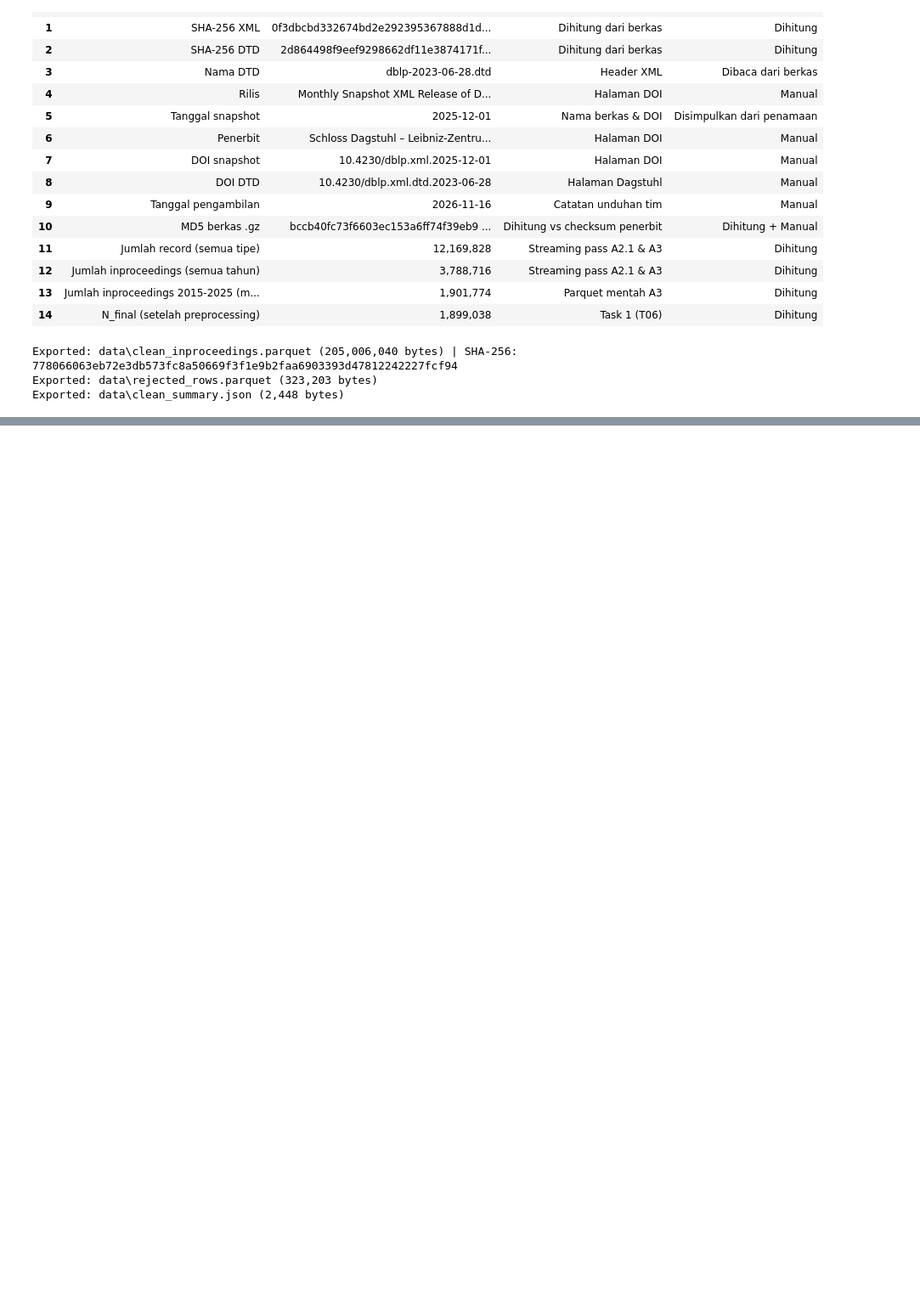
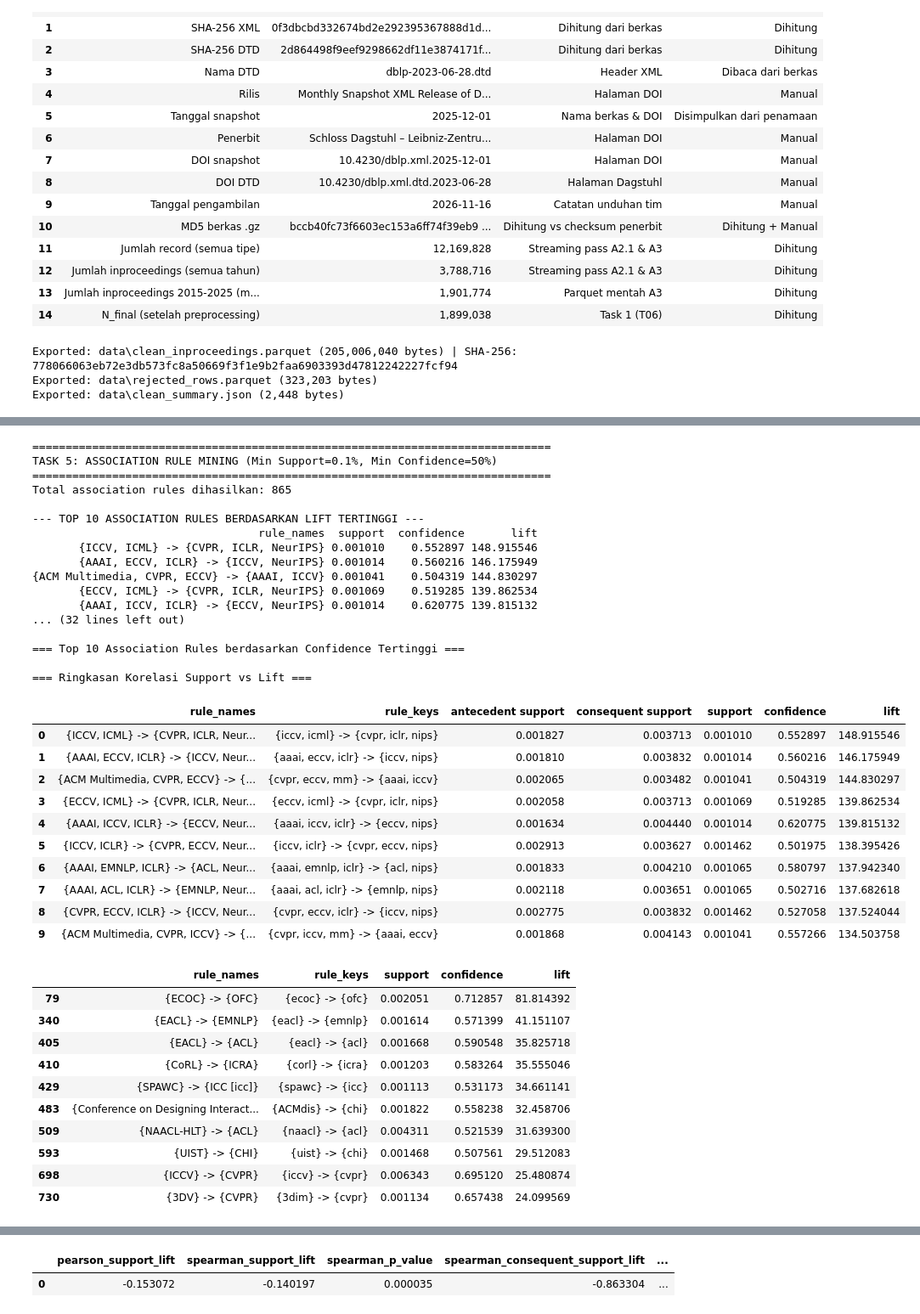
Before and after one commit to jandhiesto/DataMining_Kelompok11, a Jupyter notebook: Notebook-dblp_2025_12_01.ipynb, the cells around one changed output, grey strips where cells are left out. Shown at 85% size. Cells and saved outputs as stored; diff of their text form; code cells hidden in the pictures; blank space fills up the shorter version.

Commit message:
feat(role2): execute Task 3-6 on full clean DBLP dataset (1.899M papers) and embed outputs

```diff
--- a/Notebook-dblp_2025_12_01.ipynb
+++ b/Notebook-dblp_2025_12_01.ipynb
@@ -1366,20 +1584,69 @@ Membangkitkan *association rules* dari *frequent itemsets* menggunakan ambang **
 # %%
-# T5-1 - Bangkitkan association rules (min_confidence = 50%), Top 10 Lift, Top 10 Support, & korelasi
+# T5-1 - Bangkitkan association rules (min_confidence = 50%), Top 10 Lift, Top 10 1-to-1, Top 10 Support, & korelasi
 t5_res = analyze_association_rules(
     fpm_results,
     target_support=0.001,
     output_dir=OUTPUT_DIR,
     save_artifacts=True,
 )
 
-print(f"Total Association Rules (Min Support=0.1%, Min Conf=50%): {len(t5_res['rules']):,}")
+rules_df = t5_res["rules"]
+print(f"Total Association Rules (Min Support=0.1%, Min Conf=50%): {len(rules_df):,}")
 
 if not t5_res["top10_lift"].empty:
-    print("\n=== Top 10 Association Rules berdasarkan Lift Tertinggi ===")
+    print("\n=== Top 10 Association Rules Keseluruhan berdasarkan Lift Tertinggi ===")
     display(t5_res["top10_lift"][["rule_names", "rule_keys", "antecedent support", "consequent support", "support", "confidence", "lift"]])
+
+    # Tampilkan juga Top 10 aturan 1-ke-1 (|A|=1, |B|=1) agar terlihat hubungan pasangan tunggal antar-domain
+    rules_1to1 = rules_df[~rules_df["rule_keys"].str.contains(",")].head(10)
+    print(f"\n=== Top 10 Association Rules Pasangan Tunggal (1 -> 1) berdasarkan Lift (dari {int((~rules_df['rule_keys'].str.contains(',')).sum())} aturan 1->1) ===")
+    display(rules_1to1[["rule_names", "rule_keys", "support", "confidence", "lift"]])
 
     print("\n=== Top 10 Association Rules berdasarkan Support Tertinggi (Pembanding Support vs Lift) ===")
     display(t5_res["top10_support"][["rule_names", "rule_keys", "support", "confidence", "lift"]])
 
+    print("\n=== Top 10 Association Rules berdasarkan Confidence Tertinggi ===")
+    display(rules_df.sort_values(["confidence", "lift"], ascending=False).head(10)[["rule_names", "support", "confidence", "lift"]])
+
     print("\n=== Ringkasan Korelasi Support vs Lift ===")
     display(pd.DataFrame([t5_res["corr"]]))
+# %% [output]
+==============================================================================
+TASK 5: ASSOCIATION RULE MINING (Min Support=0.1%, Min Confidence=50%)
+==============================================================================
+Total association rules dihasilkan: 865
+
+--- TOP 10 ASSOCIATION RULES BERDASARKAN LIFT TERTINGGI ---
+                                  rule_names  support  confidence       lift
+       {ICCV, ICML} -> {CVPR, ICLR, NeurIPS} 0.001010    0.552897 148.915546
+       {AAAI, ECCV, ICLR} -> {ICCV, NeurIPS} 0.001014    0.560216 146.175949
+{ACM Multimedia, CVPR, ECCV} -> {AAAI, ICCV} 0.001041    0.504319 144.830297
+       {ECCV, ICML} -> {CVPR, ICLR, NeurIPS} 0.001069    0.519285 139.862534
+       {AAAI, ICCV, ICLR} -> {ECCV, NeurIPS} 0.001014    0.620775 139.815132
+... (32 lines left out)
+
+=== Top 10 Association Rules berdasarkan Confidence Tertinggi ===
+
+=== Ringkasan Korelasi Support vs Lift ===
+|  | rule_names | rule_keys | antecedent support | consequent support | support | confidence | lift |
+| 0 | {ICCV, ICML} -> {CVPR, ICLR, Neur... | {iccv, icml} -> {cvpr, iclr, nips} | 0.001827 | 0.003713 | 0.001010 | 0.552897 | 148.915546 |
+| 1 | {AAAI, ECCV, ICLR} -> {ICCV, Neur... | {aaai, eccv, iclr} -> {iccv, nips} | 0.001810 | 0.003832 | 0.001014 | 0.560216 | 146.175949 |
+| 2 | {ACM Multimedia, CVPR, ECCV} -> {... | {cvpr, eccv, mm} -> {aaai, iccv} | 0.002065 | 0.003482 | 0.001041 | 0.504319 | 144.830297 |
+| 3 | {ECCV, ICML} -> {CVPR, ICLR, Neur... | {eccv, icml} -> {cvpr, iclr, nips} | 0.002058 | 0.003713 | 0.001069 | 0.519285 | 139.862534 |
+| 4 | {AAAI, ICCV, ICLR} -> {ECCV, Neur... | {aaai, iccv, iclr} -> {eccv, nips} | 0.001634 | 0.004440 | 0.001014 | 0.620775 | 139.815132 |
+| 5 | {ICCV, ICLR} -> {CVPR, ECCV, Neur... | {iccv, iclr} -> {cvpr, eccv, nips} | 0.002913 | 0.003627 | 0.001462 | 0.501975 | 138.395426 |
+| 6 | {AAAI, EMNLP, ICLR} -> {ACL, Neur... | {aaai, emnlp, iclr} -> {acl, nips} | 0.001833 | 0.004210 | 0.001065 | 0.580797 | 137.942340 |
+| 7 | {AAAI, ACL, ICLR} -> {EMNLP, Neur... | {aaai, acl, iclr} -> {emnlp, nips} | 0.002118 | 0.003651 | 0.001065 | 0.502716 | 137.682618 |
+| 8 | {CVPR, ECCV, ICLR} -> {ICCV, Neur... | {cvpr, eccv, iclr} -> {iccv, nips} | 0.002775 | 0.003832 | 0.001462 | 0.527058 | 137.524044 |
+| 9 | {ACM Multimedia, CVPR, ICCV} -> {... | {cvpr, iccv, mm} -> {aaai, eccv} | 0.001868 | 0.004143 | 0.001041 | 0.557266 | 134.503758 |
+|  | rule_names | rule_keys | support | confidence | lift |
+| 79 | {ECOC} -> {OFC} | {ecoc} -> {ofc} | 0.002051 | 0.712857 | 81.814392 |
+| 340 | {EACL} -> {EMNLP} | {eacl} -> {emnlp} | 0.001614 | 0.571399 | 41.151107 |
+| 405 | {EACL} -> {ACL} | {eacl} -> {acl} | 0.001668 | 0.590548 | 35.825718 |
+| 410 | {CoRL} -> {ICRA} | {corl} -> {icra} | 0.001203 | 0.583264 | 35.555046 |
+| 429 | {SPAWC} -> {ICC [icc]} | {spawc} -> {icc} | 0.001113 | 0.531173 | 34.661141 |
+| 483 | {Conference on Designing Interact... | {ACMdis} -> {chi} | 0.001822 | 0.558238 | 32.458706 |
+| 509 | {NAACL-HLT} -> {ACL} | {naacl} -> {acl} | 0.004311 | 0.521539 | 31.639300 |
+| 593 | {UIST} -> {CHI} | {uist} -> {chi} | 0.001468 | 0.507561 | 29.512083 |
+| 698 | {ICCV} -> {CVPR} | {iccv} -> {cvpr} | 0.006343 | 0.695120 | 25.480874 |
+| 730 | {3DV} -> {CVPR} | {3dim} -> {cvpr} | 0.001134 | 0.657438 | 24.099569 |
@@ -1386,3 +1675,5 @@ if not t5_res["top10_lift"].empty:
+|  | pearson_support_lift | spearman_support_lift | spearman_p_value | spearman_consequent_support_lift | ... |
+| 0 | -0.153072 | -0.140197 | 0.000035 | -0.863304 | ... |
 # %%
 # T5-2 - Tampilkan grafik Top 10 Rules Lift & Scatter Plot Support vs Lift
 if (OUTPUT_DIR / "task5_top10_rules_lift.png").is_file():
```
Also changed, not shown: parts of 21 cells of this notebook, 17 other files.
